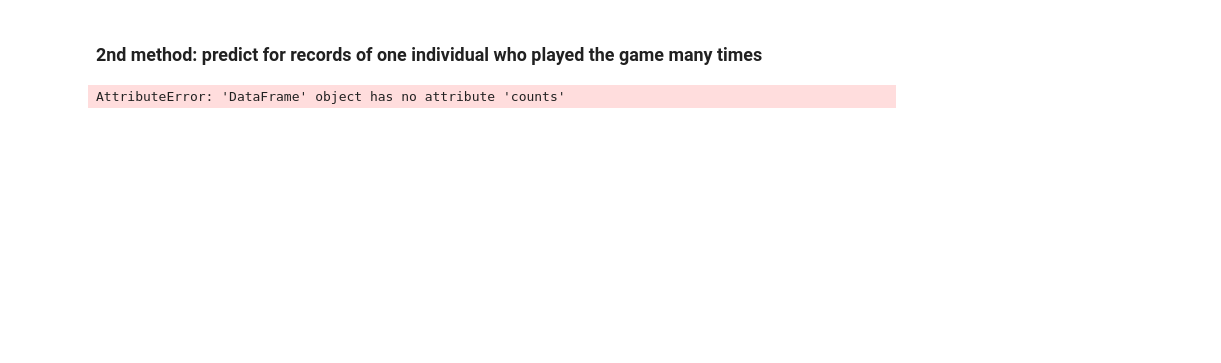
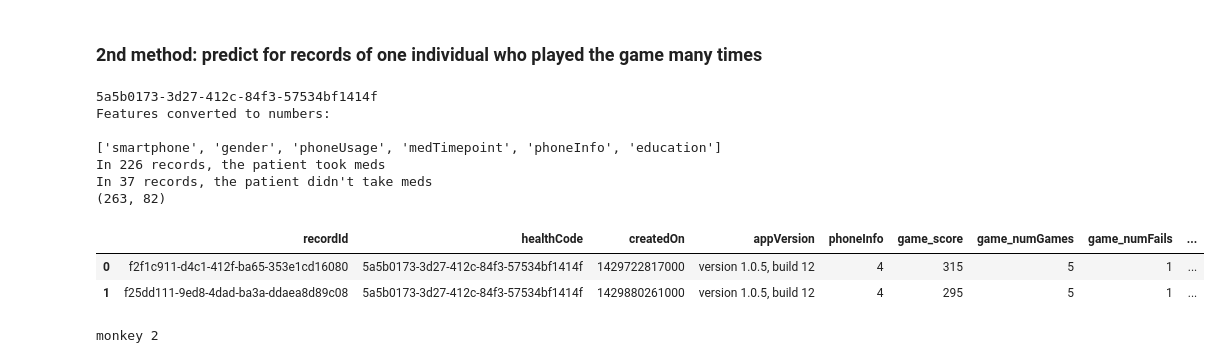
Before and after one commit to mattoby/mpower_memory, a Jupyter notebook: Memory_troubleshooting_ML.ipynb, the cells around one changed output. Drawn from its saved outputs; the diff is of its cells as text; code cells hidden in the pictures; blank space fills up the shorter version.

```diff
--- a/Memory_troubleshooting_ML.ipynb
+++ b/Memory_troubleshooting_ML.ipynb
@@ -1339,13 +1337,61 @@ random accuracy would be 0.523219814241
 # %% [markdown]
 ### 2nd method: predict for records of one individual who played the game many times
-# %%
-# -3. Determine the # plays per person
-data.counts(['healthCode'])
-# -2. Pick a person with many plays
-# -1. Cut data to only that person
-#data.
-# %% [output]
-AttributeError: 'DataFrame' object has no attribute 'counts'
+# %%
+labelcol = 'medTimepoint'
+label_T = True
+label_F = False
+df = data
+
+
+# 1. take parkinsons cohort
+dfmed = df[df['hasParkinsons']==True].copy()
+# 1.1 Determine the # plays per person
+numplays = dfmed['healthCode'].value_counts()
+#print numplays
+# 1.2 Pick a person with many plays
+nPlays = numplays.max()
+goodId = numplays[numplays == nPlays].index.tolist()[0]
+print goodId
+# 1.3 cut data to only that person
+dfmed = dfmed[dfmed['healthCode']==goodId]
+
+# 2. convert categorical cols to #'s (so medTimePoint is converted)
+dfmed = mt.convert_features_to_numbers(dfmed)
+# 3. remove the ones that are nan in the medTimePoint column
+dfmed = dfmed[dfmed[labelcol].notnull()]
+# 4. split into yes and no took meds (medTimePoint) dfs
+dfmed_T = dfmed[dfmed[labelcol]==label_T]
+dfmed_F = dfmed[dfmed[labelcol]==label_F]
+print 'In %s records, the patient took meds' % dfmed_T.shape[0]
+print 'In %s records, the patient didn\'t take meds' % dfmed_F.shape[0]
+# 6. recombine the datasets (& redo index so it's unique)
+dfmed = dfmed_T.append(dfmed_F)
+dfmed.index = range(len(dfmed))
+
+## 7. only include patients that have both states??
+#
+## 8. put into machine learning to predict medTimePoint
+#print 'shape of current dataframe: ', dfmed.shape
+#
+#print dfmed[labelcol].sum()
+#print len(dfmed[labelcol])
+print dfmed.shape
+dfmed.head(2)
+# %% [output]
+5a5b0173-3d27-412c-84f3-57534bf1414f
+Features converted to numbers:
+
+['smartphone', 'gender', 'phoneUsage', 'medTimepoint', 'phoneInfo', 'education']
+In 226 records, the patient took meds
+In 37 records, the patient didn't take meds
+(263, 82)
+|  | recordId | healthCode | createdOn | appVersion | phoneInfo | game_score | game_numGames | game_numFails | ... |
+| 0 | f2f1c911-d4c1-412f-ba65-353e1cd16080 | 5a5b0173-3d27-412c-84f3-57534bf1414f | 1429722817000 | version 1.0.5, build 12 | 4 | 315 | 5 | 1 | ... |
+| 1 | f25dd111-9ed8-4dad-ba3a-ddaea8d89c08 | 5a5b0173-3d27-412c-84f3-57534bf1414f | 1429880261000 | version 1.0.5, build 12 | 4 | 295 | 5 | 1 | ... |
+# %%
+print 'monkey %s' % 2
+# %% [output]
+monkey 2
 # %%
 # todo:
 
```
Also changed, not shown: parts of 3 cells of this notebook, 1 other file.
